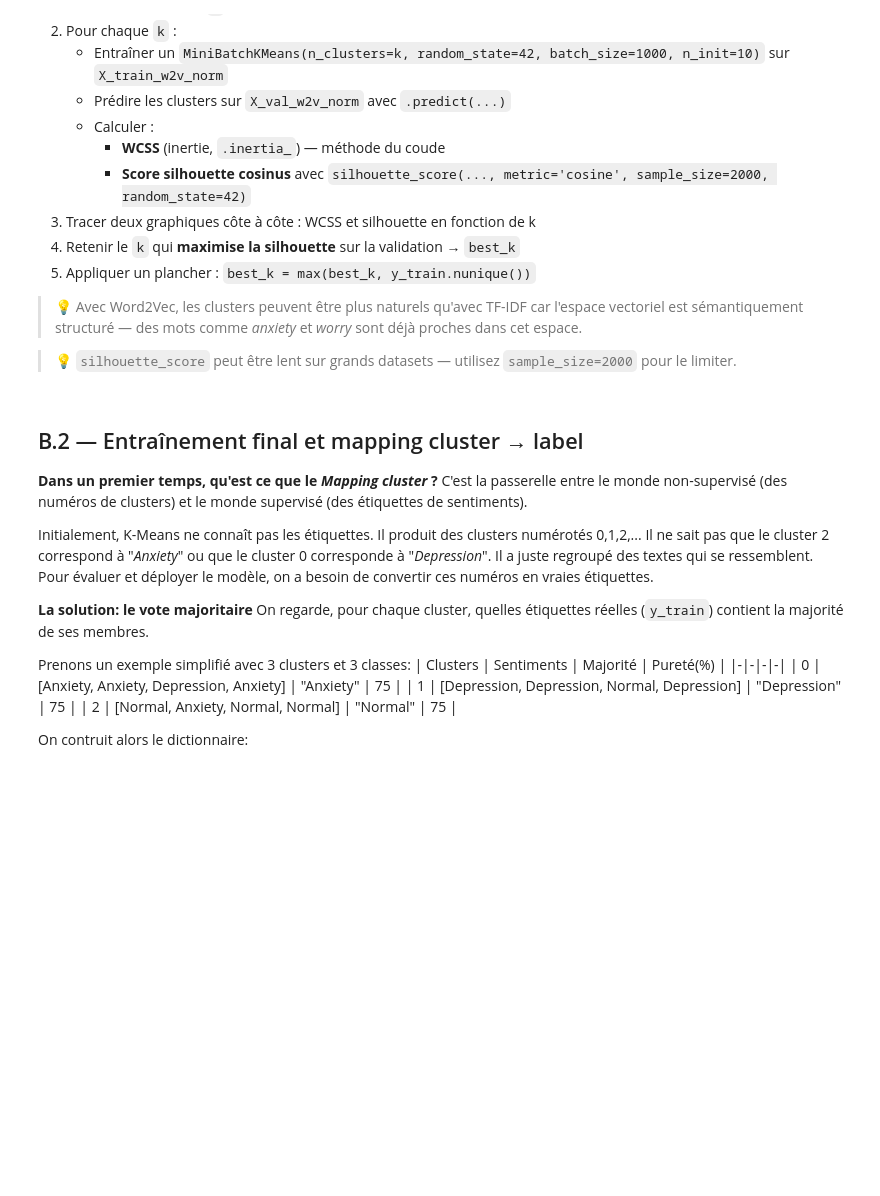
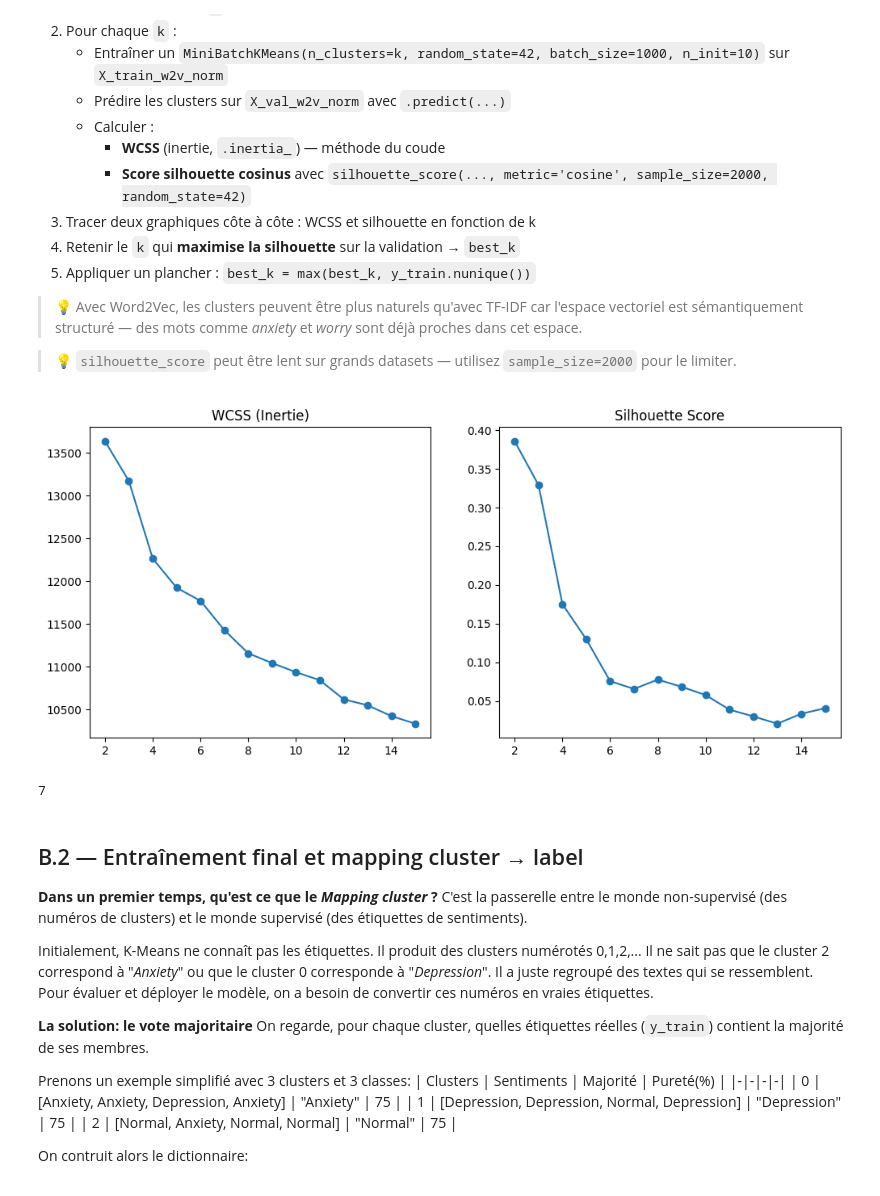
Before and after one commit to cypnet/Analyse-de-conversations-sur-la-sant-mentale, a Jupyter notebook: notebooks/LOGAN/ETAPE2-Analyse_des_sentiments_des_conversations_TEMPLATE.ipynb, the cells around one changed output. Saved outputs shown, nothing was run; the diff lists cells and outputs as text; code cells hidden in the pictures; blank space fills up the shorter version.

```diff
--- a/notebooks/LOGAN/ETAPE2-Analyse_des_sentiments_des_conversations_TEMPLATE.ipynb
+++ b/notebooks/LOGAN/ETAPE2-Analyse_des_sentiments_des_conversations_TEMPLATE.ipynb
@@ -823,7 +827,21 @@ Les matrices TF-IDF et BoW sont de très grande dimension (des dizaines de milli
 
 > ⚠️ Ne jamais `.fit` le SVD sur la validation ou le test. Appliquer uniquement `.transform`.
 # %%
-# B.1 — Votre code ici
+from sklearn.decomposition import TruncatedSVD
+from sklearn.preprocessing import normalize
+
+svd = TruncatedSVD(n_components=100, random_state=42)
+X_train_tfidf_svd = svd.fit_transform(X_train_tfidf)
+X_val_tfidf_svd = svd.transform(X_val_tfidf)
+X_test_tfidf_svd = svd.transform(X_test_tfidf)
+
+X_train_tfidf_norm = normalize(X_train_tfidf_svd, norm='l2')
+X_val_tfidf_norm = normalize(X_val_tfidf_svd, norm='l2')
+X_test_tfidf_norm = normalize(X_test_tfidf_svd, norm='l2')
+
+X_train_w2v_norm = normalize(X_train_w2v, norm='l2')
+X_val_w2v_norm = normalize(X_val_w2v, norm='l2')
+X_test_w2v_norm = normalize(X_test_w2v, norm='l2')
 # %% [markdown]
 ## B.1 — Sélection du nombre de clusters `k`
 
@@ -846,7 +864,34 @@ K-Means nécessite de choisir `k` à l'avance. On utilise deux critères complé
 
 > 💡 `silhouette_score` peut être lent sur grands datasets — utilisez `sample_size=2000` pour le limiter.
 # %%
-# B.1 — Votre code ici
+from sklearn.cluster import MiniBatchKMeans
+from sklearn.metrics import silhouette_score
+
+k_values = range(2, 16)
+wcss = []
+silhouettes = []
+
+for k in k_values:
+    kmeans = MiniBatchKMeans(n_clusters=k, random_state=42, batch_size=1000, n_init=10)
+    kmeans.fit(X_train_w2v_norm)
+    preds = kmeans.predict(X_val_w2v_norm)
+
+    wcss.append(kmeans.inertia_)
+    silhouettes.append(silhouette_score(X_val_w2v_norm, preds, metric='cosine', sample_size=2000, random_state=42))
+
+fig, (ax1, ax2) = plt.subplots(1, 2, figsize=(12, 5))
+ax1.plot(k_values, wcss, marker='o')
+ax1.set_title('WCSS (Inertie)')
+ax2.plot(k_values, silhouettes, marker='o')
+ax2.set_title('Silhouette Score')
+plt.show()
+
+best_k = k_values[np.argmax(silhouettes)]
+best_k = max(best_k, y_train.nunique())
+print(best_k)
+# %% [output]
+[figure, added]
+7
 # %% [markdown]
 ## B.2 — Entraînement final et mapping cluster → label
 
```
Also changed, not shown: parts of 6 cells of this notebook, 2 other files.
